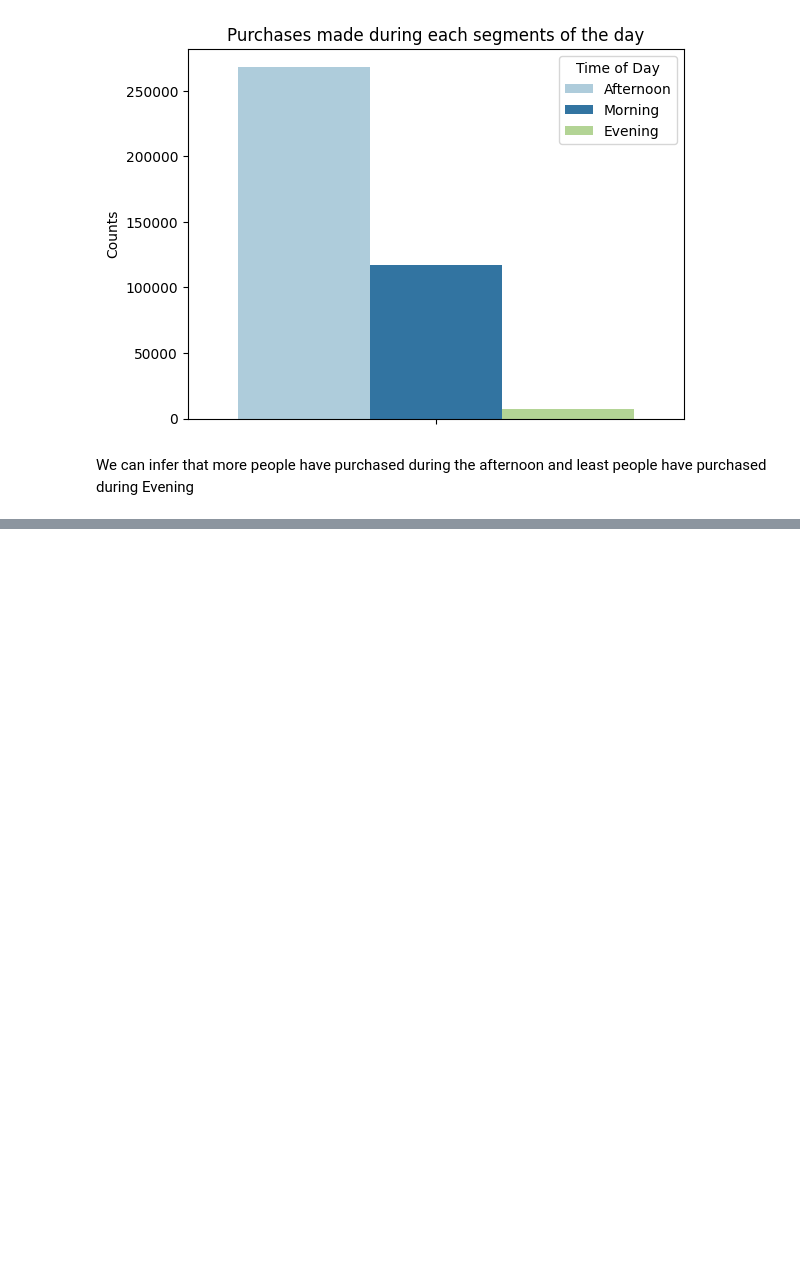
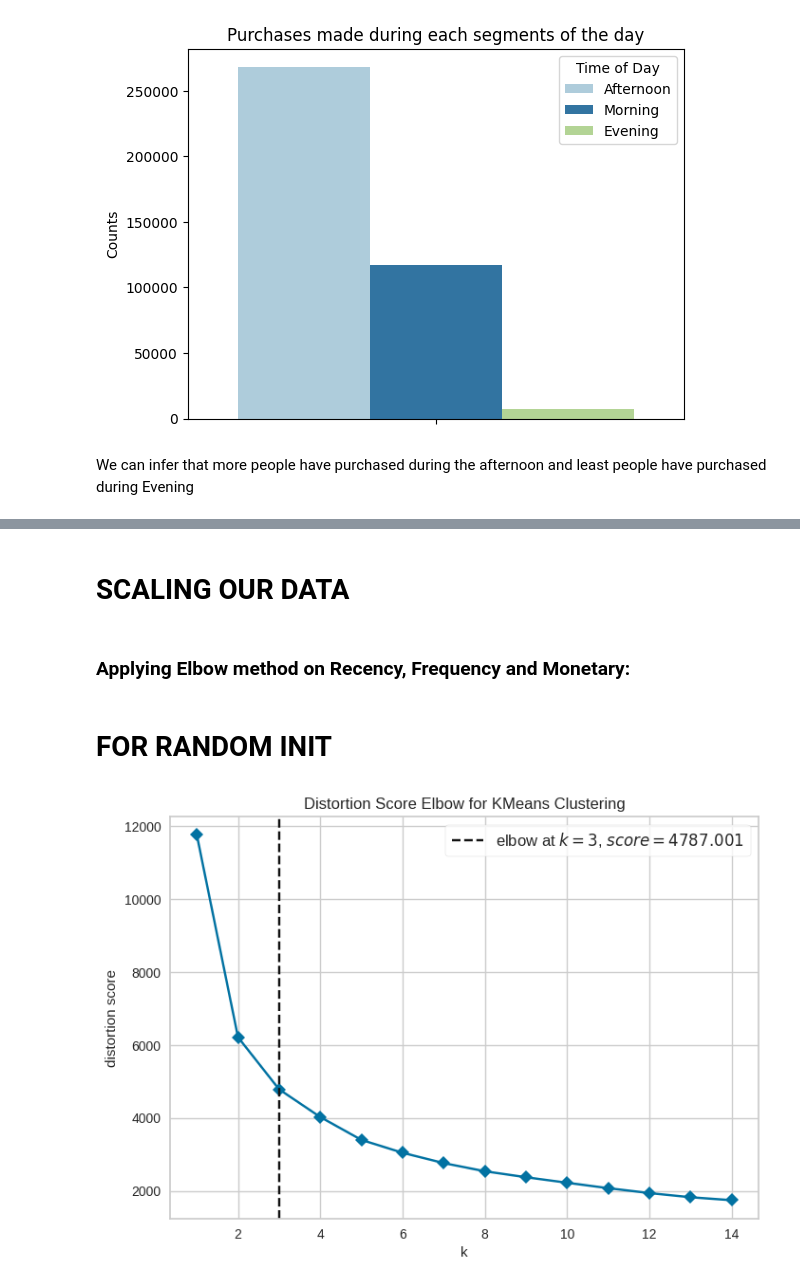
Before and after one commit to Tilak46-R/Customer-segmentation-using-unsupervised-learning, a Jupyter notebook: Customer_segmentation_using_unsupervised_learning.ipynb, the cells around one changed output, grey strips where cells are left out. Saved outputs shown, nothing was run; the diff lists cells and outputs as text; code cells hidden in the pictures; blank space fills up the shorter version.

```diff
--- a/Customer_segmentation_using_unsupervised_learning.ipynb
+++ b/Customer_segmentation_using_unsupervised_learning.ipynb
@@ -773,0 +894,8 @@ We can infer that more people have purchased during the afternoon and least peop
+# %%
+# apply log transformation on the original rfm dataframe
+
+from numpy import math
+
+rfm_df['Recency_log'] = rfm_df['Recency'].apply(math.log)
+rfm_df['Frequency_log'] = rfm_df['Frequency'].apply(math.log)
+rfm_df['Monetary_log'] = rfm_df['Monetary'].apply(math.log)
@@ -773,0 +912,28 @@ We can infer that more people have purchased during the afternoon and least peop
+# %% [markdown]
+# **SCALING OUR DATA**
+# %%
+features = ['Recency_log','Frequency_log','Monetary_log']
+
+New_features = rfm_df[features].values
+scaler = StandardScaler()
+NEW = scaler.fit_transform(New_features)
+# %% [markdown]
+### **Applying Elbow method on Recency, Frequency and Monetary:**
+# %% [markdown]
+# **FOR RANDOM INIT**
+# %%
+from yellowbrick.cluster import KElbowVisualizer
+SSE = {}
+for k in range(1,15):
+  km = KMeans(n_clusters = k, init = 'random',max_iter = 1000)
+  km= km.fit(NEW)
+  SSE[k] = km.inertia_
+
+# plot the graph for SSE and number of clusters
+
+visual = KElbowVisualizer(km,k=(1,15),metric='distortion',timings=False)
+visual.fit(NEW)
+visual.poof()
+plt.show()
+# %% [output]
+[figure, added]
```
Also changed, not shown: parts of 14 cells of this notebook.
